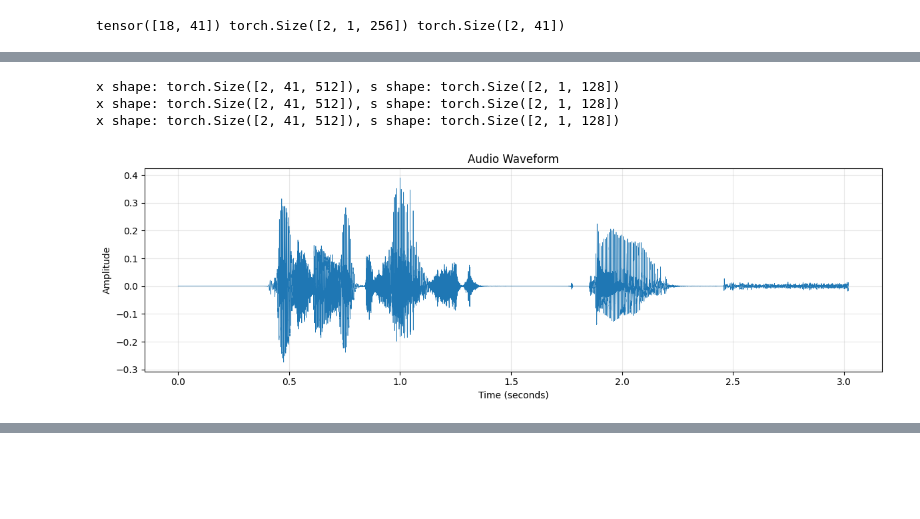
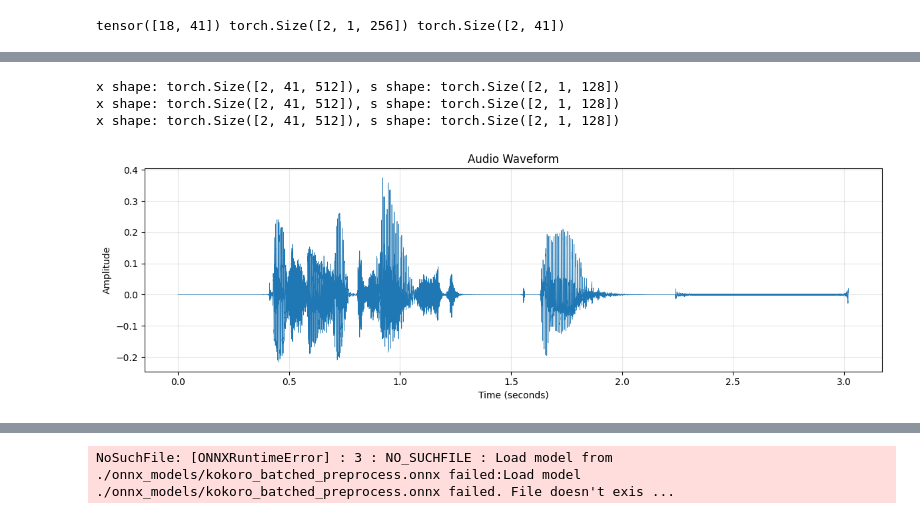
Before and after one commit to NimbleEdge/kokoro, a Jupyter notebook: generate.ipynb, the cells around one changed output, grey strips where cells are left out. Cells and saved outputs as stored; diff of their text form; code cells hidden in the pictures; blank space fills up the shorter version.

Commit message:
batch reshaping without loops for quantization

```diff
--- a/generate.ipynb
+++ b/generate.ipynb
@@ -77,13 +77,12 @@ for t in text:
     toks = list(filter(lambda i: i is not None, map(lambda p: model.vocab.get(p), ps)))
     input_id_tensors.append(torch.tensor([0,*toks,0], dtype=torch.long))
     style_tensors.append(ref_s[len(toks)-1][None,:,:])
+input_lengths = torch.tensor([toks.shape[0] for toks in input_id_tensors], dtype=torch.long)
+style_tensor = torch.cat(style_tensors, dim=0)
+input_ids = rnn.pad_sequence(input_id_tensors, batch_first=True, padding_value=0)
+print(input_lengths, style_tensor.shape, input_ids.shape)
+# %% [output]
+tensor([18, 41]) torch.Size([2, 1, 256]) torch.Size([2, 41])
-# %%
-input_lengths = torch.tensor([toks.shape[0] for toks in input_id_tensors], dtype=torch.long)
-style_tensor = torch.cat(style_tensors, dim=0)
-input_ids = rnn.pad_sequence(input_id_tensors, batch_first=True, padding_value=0)
-print(input_lengths, style_tensor.shape, input_ids.shape)
-# %% [output]
-tensor([18, 41]) torch.Size([2, 1, 256]) torch.Size([2, 41])
 # %%
 model_orig = KModel_orig(repo_id="hexgrad/Kokoro-82M").to("cpu").eval()
 audio , _ = model_orig.forward_with_tokens(input_ids[0][None,:], style_tensor[0], 1.0)
@@ -93,13 +92,26 @@ ipd.Audio(audio, rate=24000)
 [figure]
 [interactive output not drawn]
 # %%
-audio, pred_dur = model.forward_with_tokens(input_ids, style_tensor, 1.0,input_lengths)
+audio = model.forward_with_tokens(input_ids, style_tensor, 1.0,input_lengths)
 plot_waveform(audio[0])
-ipd.Audio(audio[0], rate=24000)
+ipd.Audio(audio[1], rate=24000)
 # %% [output]
 x shape: torch.Size([2, 41, 512]), s shape: torch.Size([2, 1, 128])
 x shape: torch.Size([2, 41, 512]), s shape: torch.Size([2, 1, 128])
 x shape: torch.Size([2, 41, 512]), s shape: torch.Size([2, 1, 128])
-[figure, old version]
+[figure, new version]
 [interactive output not drawn]
+# %%
+import onnxruntime as ort
+model_fp32 = "./onnx_models/kokoro_batched_preprocess.onnx"
+sess = ort.InferenceSession(model_fp32)
+
+outputs = sess.run(None, {
+    'input_ids': input_ids.numpy(),
+    'style': style_tensor.numpy(),
+    'speed': np.array([1.0], dtype=np.float32),
+    'input_lengths': input_lengths.numpy()
+})
+# %% [output]
+NoSuchFile: [ONNXRuntimeError] : 3 : NO_SUCHFILE : Load model from ./onnx_models/kokoro_batched_preprocess.onnx failed:Load model ./onnx_models/kokoro_batched_preprocess.onnx failed. File doesn't exis ...
 # %%
```
Also changed, not shown: parts of 1 cell of this notebook, 2 other files.
